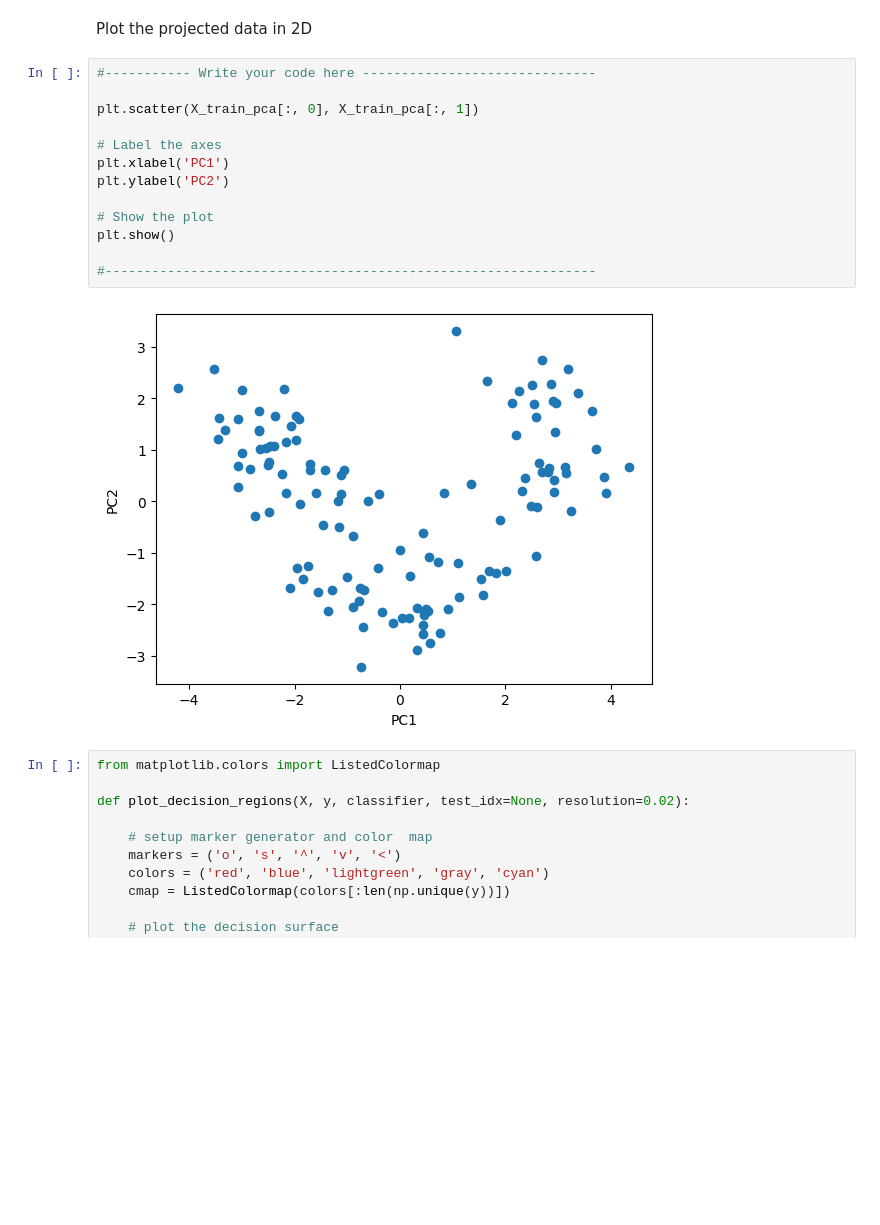
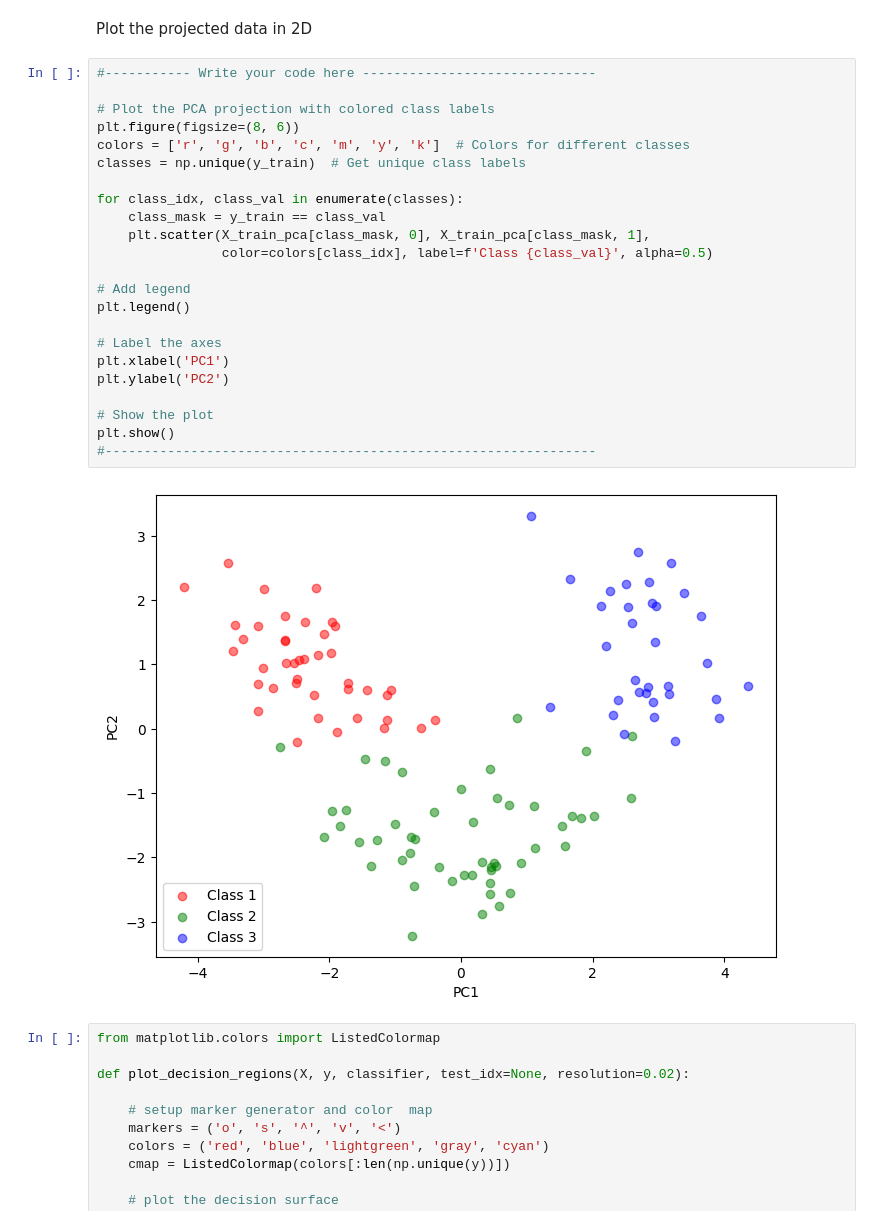
Before and after one commit to ChagataiDuru/CS304-IntroAI-CollabNotebooks, a Jupyter notebook: CS304_HW3.ipynb, the cells around one changed output. Drawn from its saved outputs; the diff is of its cells as text; blank space fills up the shorter version.

```diff
--- a/CS304_HW3.ipynb
+++ b/CS304_HW3.ipynb
@@ -132,18 +132,28 @@ Plot the projected data in 2D
 # %%
 #----------- Write your code here ------------------------------
 
-plt.scatter(X_train_pca[:, 0], X_train_pca[:, 1])
+# Plot the PCA projection with colored class labels
+plt.figure(figsize=(8, 6))
+colors = ['r', 'g', 'b', 'c', 'm', 'y', 'k']  # Colors for different classes
+classes = np.unique(y_train)  # Get unique class labels
+
+for class_idx, class_val in enumerate(classes):
+    class_mask = y_train == class_val
+    plt.scatter(X_train_pca[class_mask, 0], X_train_pca[class_mask, 1],
+                color=colors[class_idx], label=f'Class {class_val}', alpha=0.5)
+
+# Add legend
+plt.legend()
 
 # Label the axes
 plt.xlabel('PC1')
 plt.ylabel('PC2')
 
 # Show the plot
 plt.show()
-
 #---------------------------------------------------------------
 # %% [output]
-[figure, old version]
+[figure, new version]
 # %%
 from matplotlib.colors import ListedColormap
 
```
